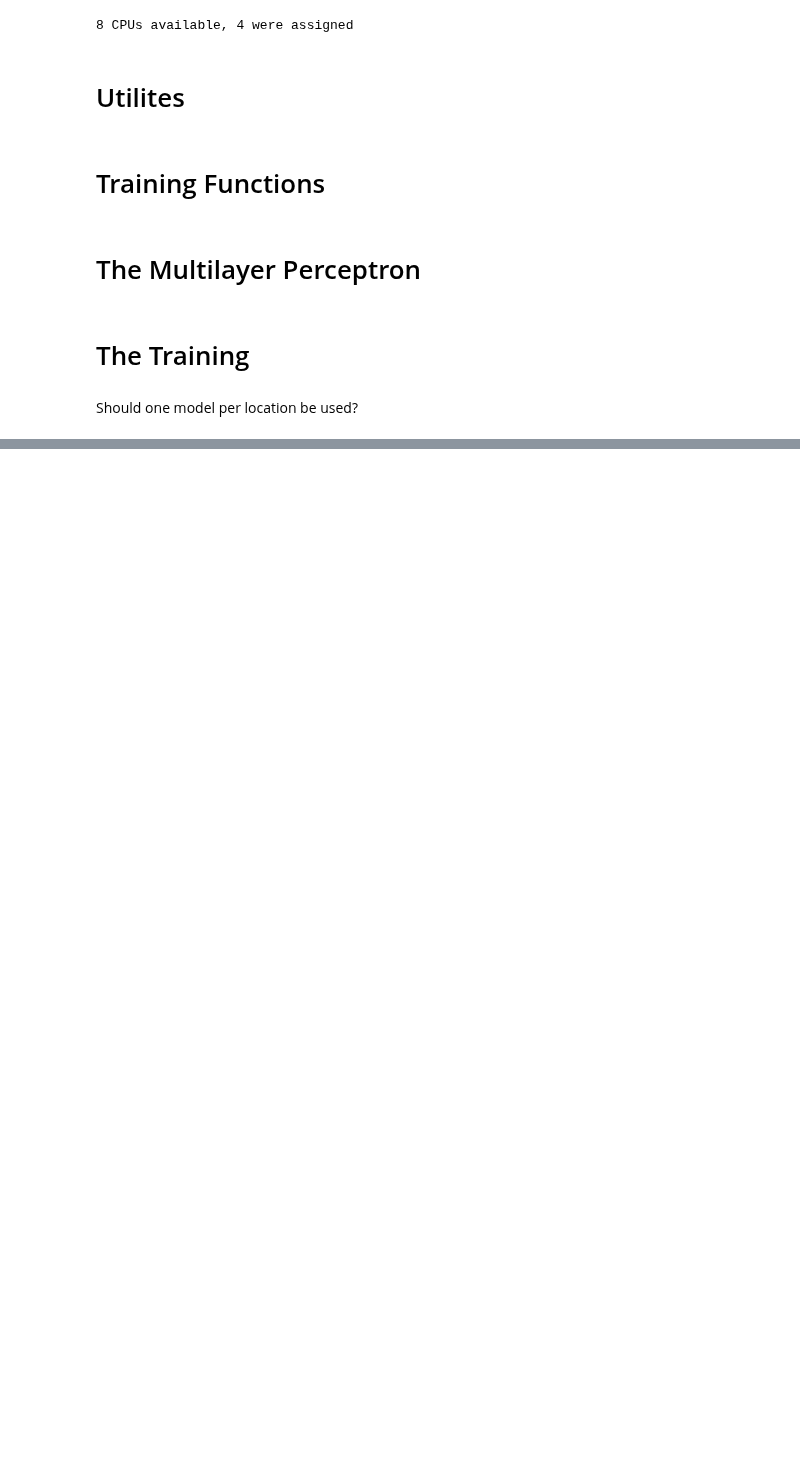
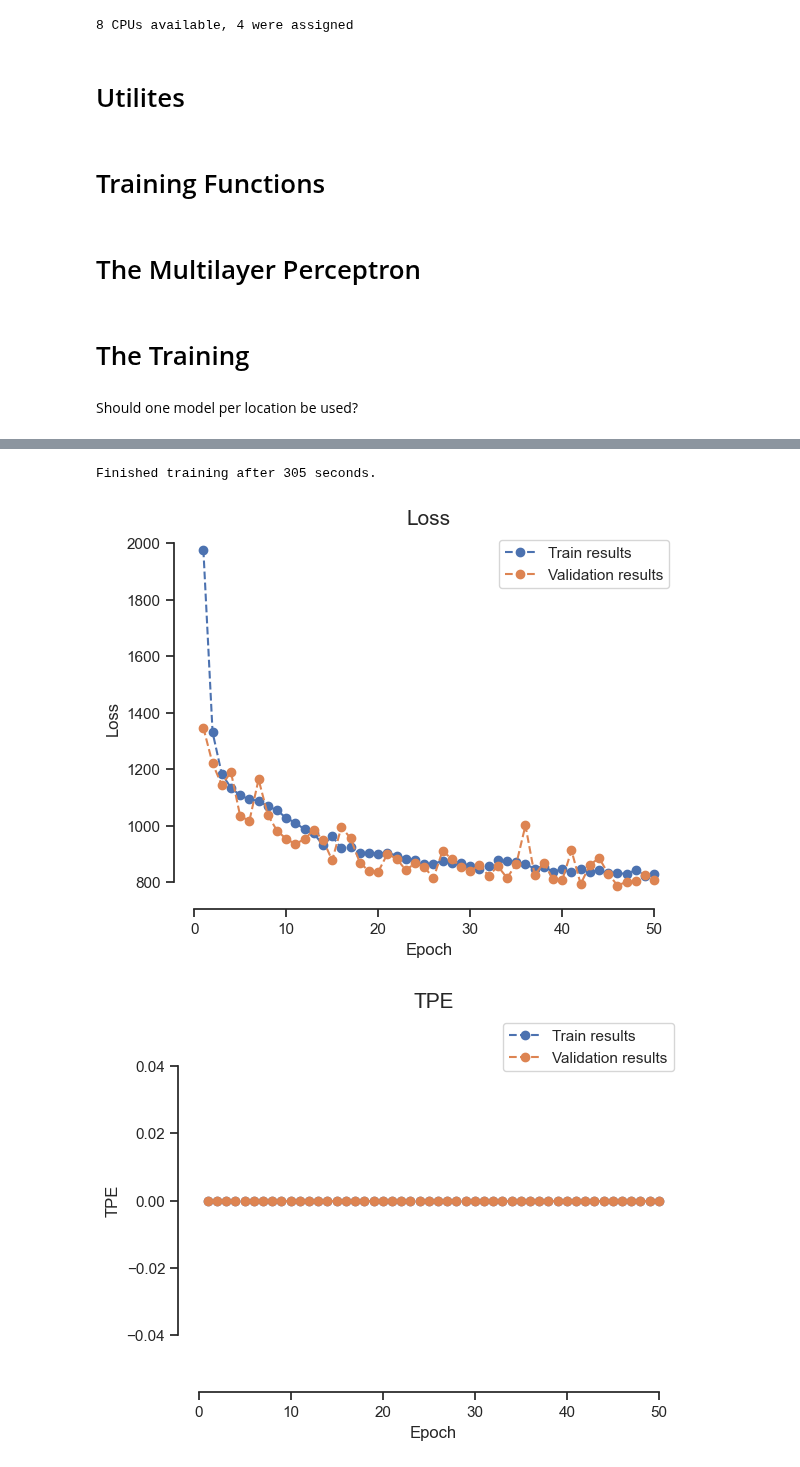
Before and after one commit to justusm00/ebc-project, a Jupyter notebook: MLP.ipynb, the cells around one changed output, grey strips where cells are left out. Cells and saved outputs as stored; diff of their text form; code cells hidden in the pictures; blank space fills up the shorter version.

Commit message:
MLP.ipynb now shows reasonable loss curve

```diff
--- a/MLP.ipynb
+++ b/MLP.ipynb
@@ -245,7 +245,7 @@ Should one model per location be used?
 model = MLP(num_data, num_labels, num_hidden_units=30, num_hidden_layers=4)
 # Set loss function and optimizer
 criterion = nn.MSELoss()
-lr = 10**(-4)
+lr = 10**(-3)
 optimizer = optim.Adam(model.parameters(), lr=lr)
 
 num_epochs = 50
@@ -270,3 +273,6 @@ Train loss: 5791.05, val loss: 5161.95, train acc: 0.000, val acc 0.000
+Finished training after 305 seconds.
+[figure, added]
+[figure, added]
 # %%
 # Save the model
 torch.save(model.state_dict(), 'model_saves/mlp_1.pth' )
```
Also changed, not shown: parts of 1 cell of this notebook.
